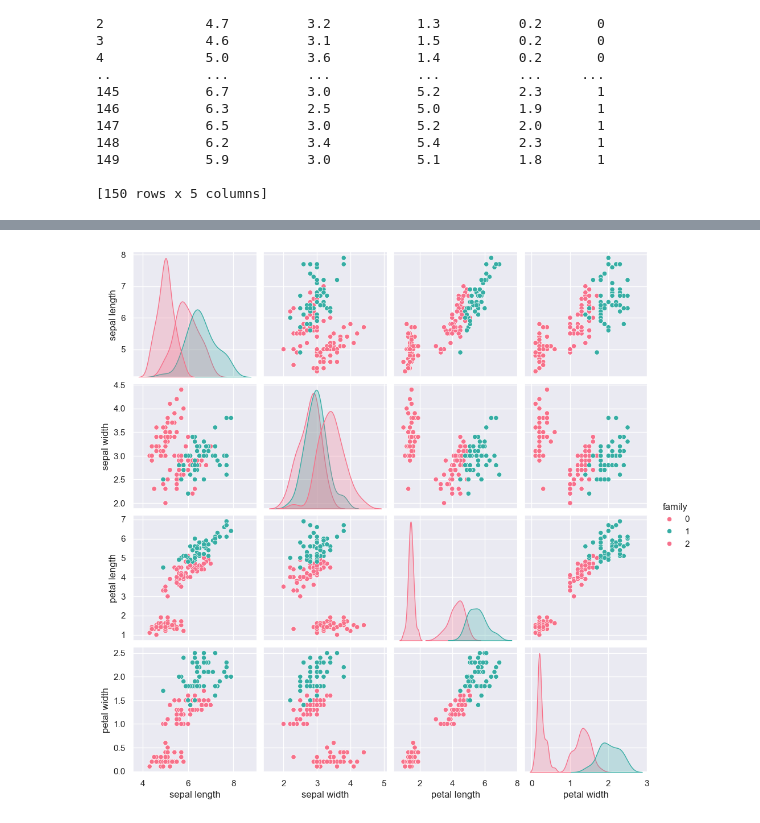
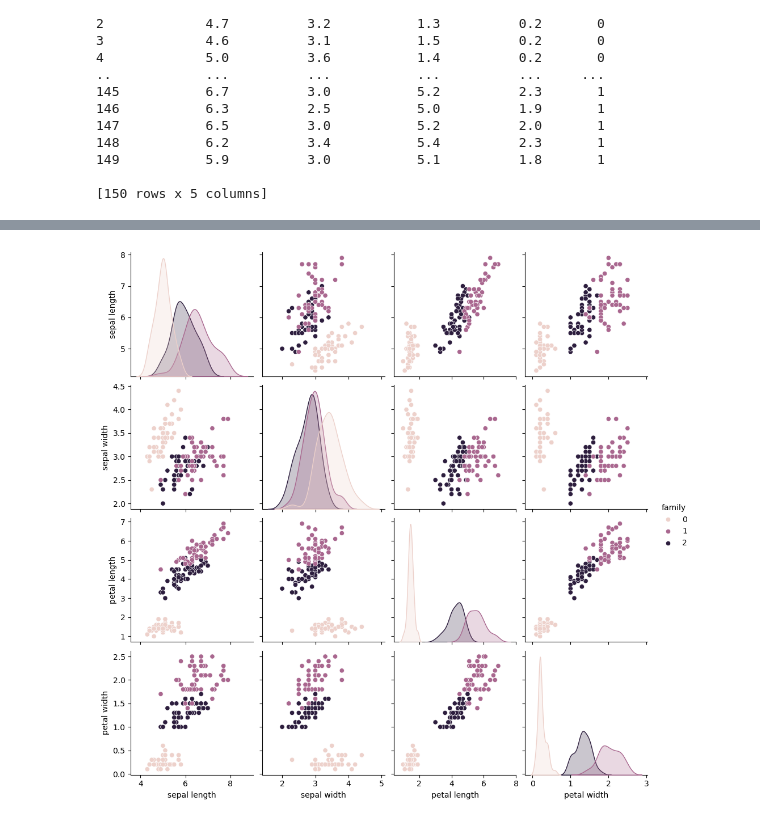
Before and after one commit to allprogrammers/machinelearningexercises, a Jupyter notebook: notebook.ipynb, the cells around one changed output, grey strips where cells are left out. Cells and saved outputs as stored; diff of their text form; code cells hidden in the pictures.

```diff
--- a/notebook.ipynb
+++ b/notebook.ipynb
@@ -74,7 +69,7 @@ plt.show()
 # %%
 # plots with each combination of the four features
 # create a pairplot with the four features and the family as hue, frequency normalized
-sns.pairplot(df, hue="family", diag_kind="auto", palette="husl")
+sns.pairplot(df, hue="family", diag_kind="auto")
 plt.show()
 # %% [output]
-[figure, old version]
+[figure, new version]
```
Also changed, not shown: parts of 6 cells of this notebook.
